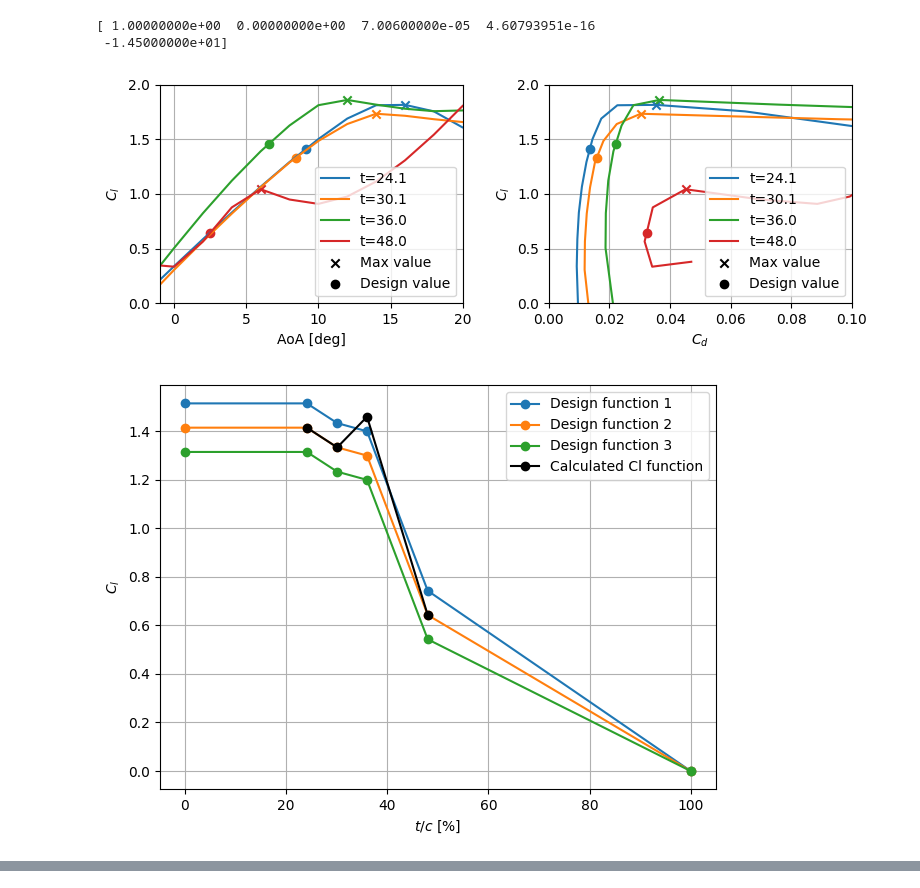
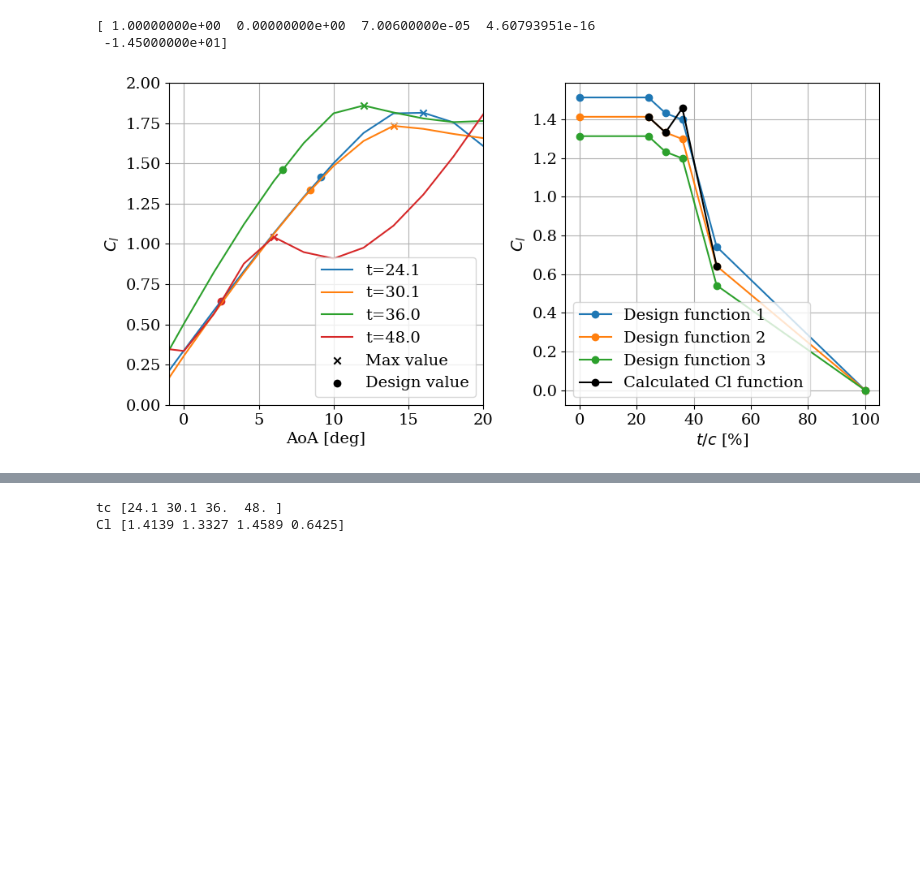
Before and after one commit to nicolaquaia/LAC_final, a Jupyter notebook: assignment_01/assignment1_02.ipynb, the cells around one changed output, grey strips where cells are left out. Saved outputs shown, nothing was run; the diff lists cells and outputs as text; code cells hidden in the pictures; blank space fills up the shorter version.

```diff
--- a/assignment_01/assignment1_02.ipynb
+++ b/assignment_01/assignment1_02.ipynb
@@ -11,6 +11,8 @@ from lacbox.test import test_data_path
 from myteampack import MyHTC
 from aero_design_functions import*
 from pathlib import Path
+
+plt.rcParams.update({'font.family': 'serif', 'font.size':14})
 # %%
 def thickness(r_norm, chord_root):
     """Absolute thickness [m] as a function of blade span [m] for 35-m blade"""
@@ -173,8 +173,6 @@ My goal was to use the data that we have from the 10MW pc.dat file for the cl an
 Then generate a function get_design_functions_10MW() that will take into consideration those values in order to get the cl cd and aoa designed
 and then plot everything using the previous method view in the exercice of week 3
 BUT THE PLOTS ARE A BIT WEIRD please have a look"""
-import numpy as np
-import matplotlib.pyplot as plt
 
 # Assuming the functions load_pc() and get_design_functions() are defined elsewhere
 
@@ -185,7 +183,7 @@ des_param = np.zeros((4,n)) # relative thickness, cl design, cd design, AoA desi
 arg_0 = [63,63,63,58] # indices of the AoAs before stall
 
 # Create subplots
-fig, ax = plt.subplots(1, 2, figsize=(8, 3))
+fig, ax = plt.subplots(1, 2, figsize=(10, 5))
 
 # Plot 1: AoA vs Cl with max and design points
 for k in range(n):
@@ -195,86 +193,45 @@ for k in range(n):
     # Finding corresponding AoA
     arg_max = np.where(Data_cl[k]["cl"] == cl_max)
     aoa_max = Data_cl[k]["aoa_deg"][arg_max]
-    cd_max = Data_cl[k]["cd"][arg_max]
 
     # Interpolating to find AoA and Cd of Cl design
     aoa_des = np.interp(cl_des, Data_cl[k]["cl"][50:arg_0[k]], Data_cl[k]["aoa_deg"][50:arg_0[k]])
     cd_des = np.interp(cl_des, Data_cl[k]["cl"][50:arg_0[k]], Data_cl[k]["cd"][50:arg_0[k]])
     des_param[:, k] = [Data_cl[k]["tc"], cl_des, cd_des, aoa_des]
 
     # Plot AoA vs Cl on the first subplot
     line, = ax[0].plot(Data_cl[k]["aoa_deg"], Data_cl[k]["cl"], label=f"t={des_param[0,k]}")
     ax[0].scatter(aoa_des, cl_des, marker="o", color=line.get_color())
     ax[0].scatter(aoa_max, cl_max, marker="x", color=line.get_color())
 
-    # Plot AoA vs Cl on the first subplot
-    line, = ax[1].plot(Data_cl[k]["cd"][50:arg_0[k]+10], Data_cl[k]["cl"][50:arg_0[k]+10], label=f"t={des_param[0,k]}")
-    ax[1].scatter(cd_des, cl_des, marker="o", color=line.get_color())
-    ax[1].scatter(cd_max, cl_max, marker="x", color=line.get_color())
-
 # Customize the first subplot
 ax[0].scatter([], [], marker="x", color="black", label="Max value")
 ax[0].scatter([], [], marker="o", color="black", label="Design value")
 ax[0].set_xlim(-1, 20)
 ax[0].set_ylim(0, 2)
 ax[0].set_xlabel('AoA [deg]')
 ax[0].set_ylabel('$C_l$')
 ax[0].legend()
 ax[0].grid()
 
-# Plot 2: Cl vs Cd with design functions
-# Customize the first subplot
-ax[1].scatter([], [], marker="x", color="black", label="Max value")
-ax[1].scatter([], [], marker="o", color="black", label="Design value")
-ax[1].set_xlim(0, 0.1)
-ax[1].set_ylim(0, 2)
-ax[1].set_xlabel('$C_d$')
+# Plot 2: t/c vs Cl with design functions
+for i in range(1, 4):
+    _, _, _, tc_vals, cl_vals, cd_vals, aoa_vals = get_design_functions(i)
+    ax[1].plot(tc_vals, cl_vals, marker='o', label=f"Design function {i}")
+
+# Customize the second subplot
+ax[1].plot(des_param[0,:], des_param[1,:], marker='o', color='k', label="Calculated Cl function")
+ax[1].set_xlabel('${t/c}$ [%]')
 ax[1].set_ylabel('$C_l$')
 ax[1].legend()
 ax[1].grid()
+
 # Show the plots
 plt.tight_layout()
 plt.show()
 
 
-for i in range(1, 4):
-    _, _, _, tc_vals, cl_vals, cd_vals, aoa_vals = get_design_functions(i)
-    plt.plot(tc_vals, cl_vals, marker='o', label=f"Design function {i}")
-
-# Plot thickness versus CL max
-plt.plot(des_param[0,:], des_param[1,:], marker='o', color='k', label="Calculated Cl function")
-plt.xlabel('${t/c}$ [%]')
-plt.ylabel('$C_l$')
-plt.legend()
-plt.grid()
-plt.tight_layout()
-plt.show()
-
-for i in range(1, 4):
-    _, _, _, tc_vals, cl_vals, cd_vals, aoa_vals = get_design_functions(i)
-    plt.plot(tc_vals, cl_vals/cd_vals, marker='o', label=f"Design function {i}")
-
-# Plot thickness versus CL/CD max
-plt.plot(des_param[0,:], des_param[1,:]/des_param[2,:], marker='o', color='k', label="Calculated Cl function")
-plt.xlabel('${t/c}$ [%]')
-plt.ylabel('$C_l/C_d$')
-plt.legend()
-plt.grid()
-plt.tight_layout()
-plt.show()
-
-for i in range(1, 4):
-    _, _, _, tc_vals, cl_vals, cd_vals, aoa_vals = get_design_functions(i)
-    plt.plot(tc_vals, aoa_vals, marker='o', label=f"Design function {i}")
-
-# Plot thickness versus CL max
-plt.plot(des_param[0,:], des_param[3,:], marker='o', color='k', label="Calculated Cl function")
-plt.xlabel('${t/c}$ [%]')
-plt.ylabel('AoA [deg]')
-plt.legend()
-plt.grid()
-plt.tight_layout()
-plt.show()
+print('tc',des_param[0,:])
+print('Cl', des_param[1,:])
 # %% [output]
-[figure, old version]
+[figure, new version]
-[figure, removed]
@@ -282,0 +238,2 @@ plt.show()
+tc [24.1 30.1 36.  48. ]
+Cl [1.4139 1.3327 1.4589 0.6425]
```
Also changed, not shown: parts of 7 cells of this notebook.
